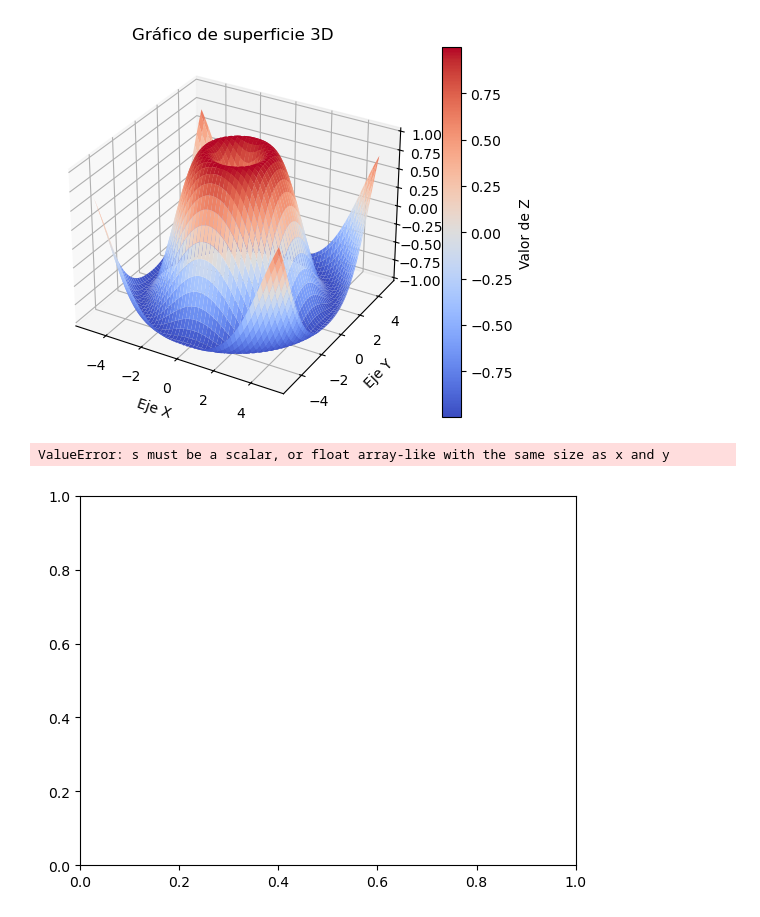
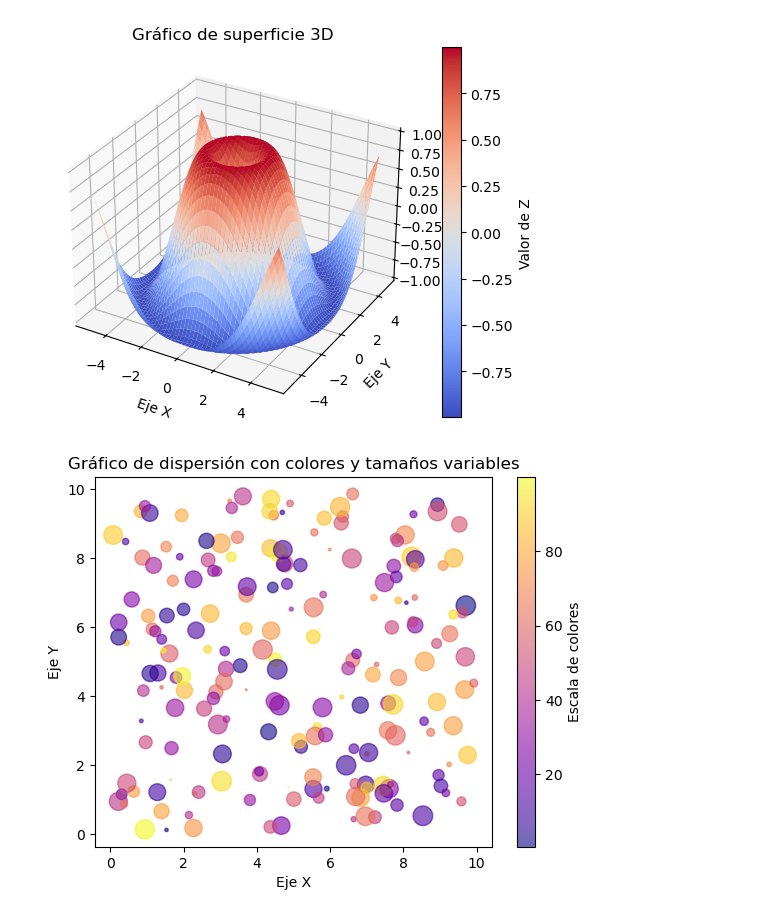
Before and after one commit to davidhermosilla/py_ejercicios, a Jupyter notebook: py_ejercicios/tema8.ipynb, the cells around one changed output. Cells and saved outputs as stored; diff of their text form; code cells hidden in the pictures.

```diff
--- a/py_ejercicios/tema8.ipynb
+++ b/py_ejercicios/tema8.ipynb
@@ -489,21 +489,20 @@ plt.show()
 # %%
 import matplotlib.pyplot as plt
 import numpy as np
 
 # Crear un generador de números aleatorios con una semilla específica
 rng = np.random.default_rng(seed=42)
 x = rng.uniform(0, 10, 200)
 y = rng.uniform(0, 10, 200)
 colores = rng.uniform(0, 100, 200)
-tamaños = 200 * rng.uniform(0, 100, 200)
+tamaños = 200 * rng.random(200)
 
 scatter = plt.scatter(x, y, c=colores, s=tamaños, alpha=0.6, cmap='plasma')
 
 plt.xlabel('Eje X')
 plt.ylabel('Eje Y')
 plt.title('Gráfico de dispersión con colores y tamaños variables')
 plt.colorbar(scatter, label='Escala de colores')
 plt.show()
 # %% [output]
-ValueError: s must be a scalar, or float array-like with the same size as x and y
-[figure, old version]
+[figure, new version]
```
Also changed, not shown: parts of 10 cells of this notebook.
